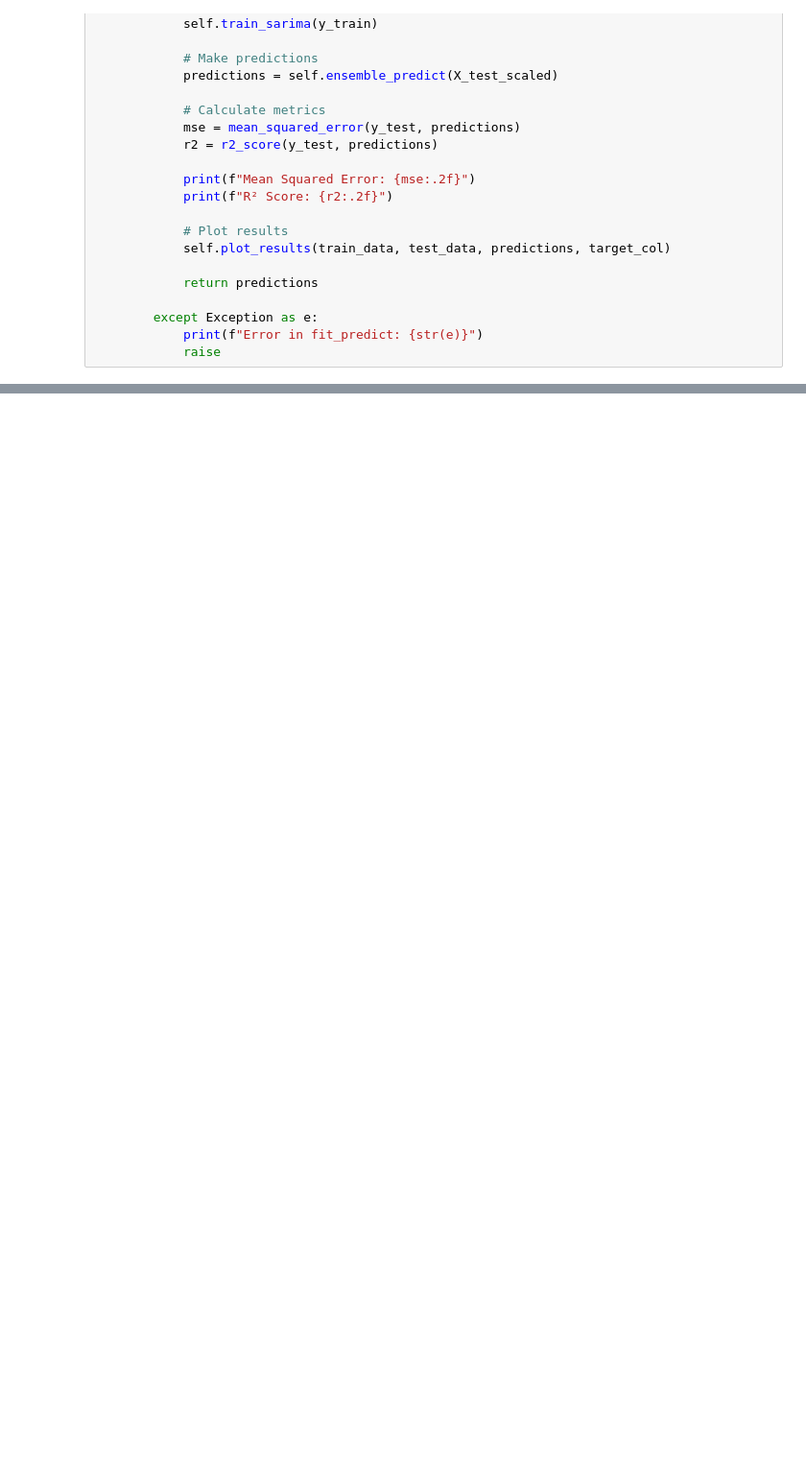
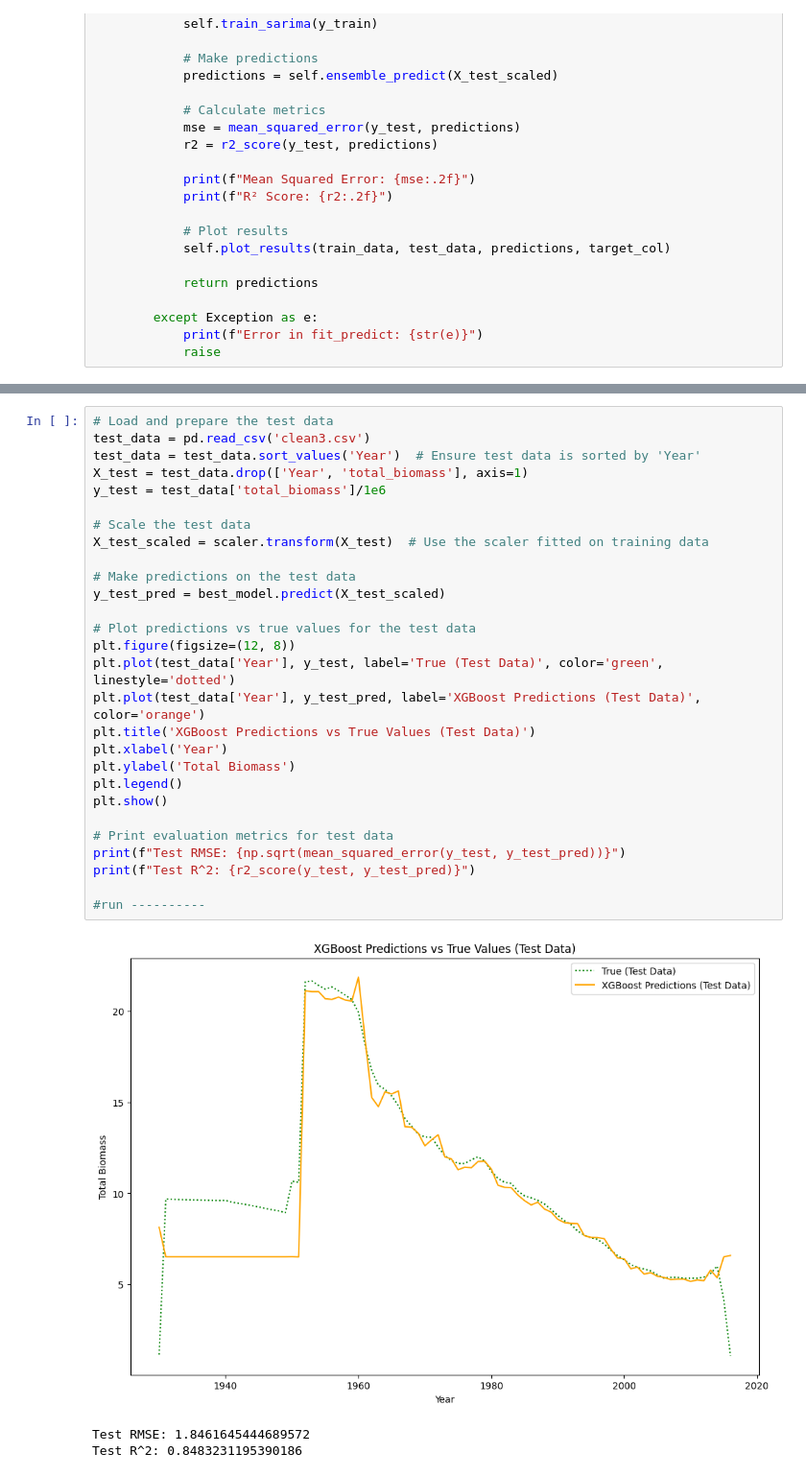
Before and after one commit to jaino1/fish_stock, a Jupyter notebook: trainmodel.ipynb, the cells around one changed output, grey strips where cells are left out. Shown at 96% size. Cells and saved outputs as stored; diff of their text form; blank space fills up the shorter version.

```diff
--- a/trainmodel.ipynb
+++ b/trainmodel.ipynb
@@ -689,0 +652,32 @@ R^2: 0.9999998363980943
+# %%
+# Load and prepare the test data
+test_data = pd.read_csv('clean3.csv')
+test_data = test_data.sort_values('Year')  # Ensure test data is sorted by 'Year'
+X_test = test_data.drop(['Year', 'total_biomass'], axis=1)
+y_test = test_data['total_biomass']/1e6
+
+# Scale the test data
+X_test_scaled = scaler.transform(X_test)  # Use the scaler fitted on training data
+
+# Make predictions on the test data
+y_test_pred = best_model.predict(X_test_scaled)
+
+# Plot predictions vs true values for the test data
+plt.figure(figsize=(12, 8))
+plt.plot(test_data['Year'], y_test, label='True (Test Data)', color='green', linestyle='dotted')
+plt.plot(test_data['Year'], y_test_pred, label='XGBoost Predictions (Test Data)', color='orange')
+plt.title('XGBoost Predictions vs True Values (Test Data)')
+plt.xlabel('Year')
+plt.ylabel('Total Biomass')
+plt.legend()
+plt.show()
+
+# Print evaluation metrics for test data
+print(f"Test RMSE: {np.sqrt(mean_squared_error(y_test, y_test_pred))}")
+print(f"Test R^2: {r2_score(y_test, y_test_pred)}")
+
+#run ----------
+# %% [output]
+[figure, added]
+Test RMSE: 1.8461645444689572
+Test R^2: 0.8483231195390186
```
Also changed, not shown: parts of 14 cells of this notebook, 3 other files.
